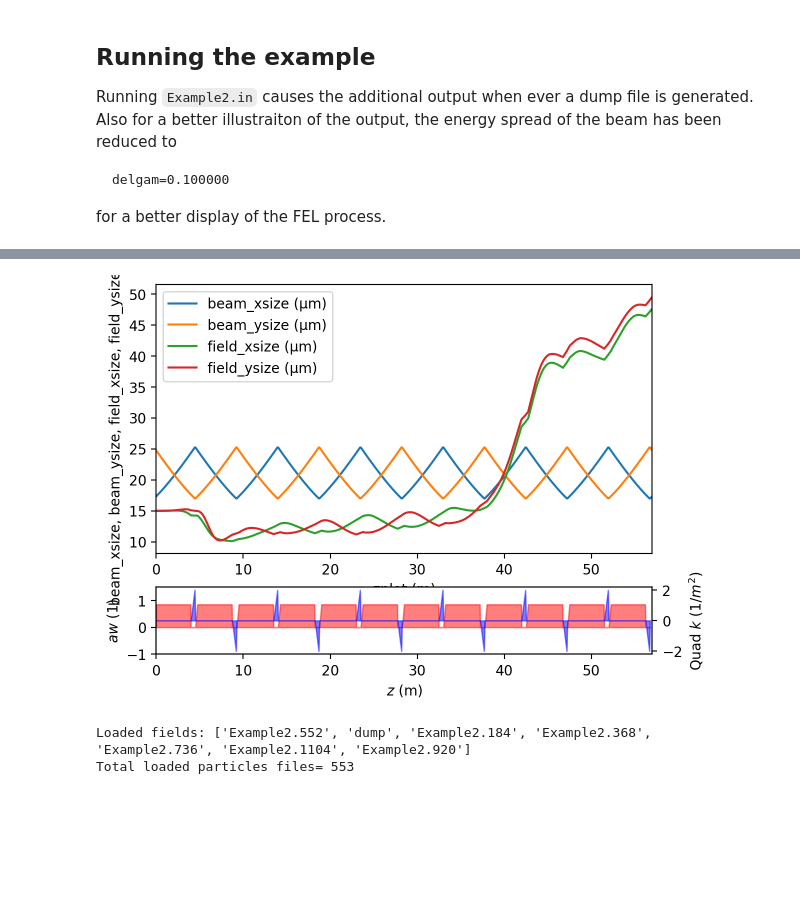
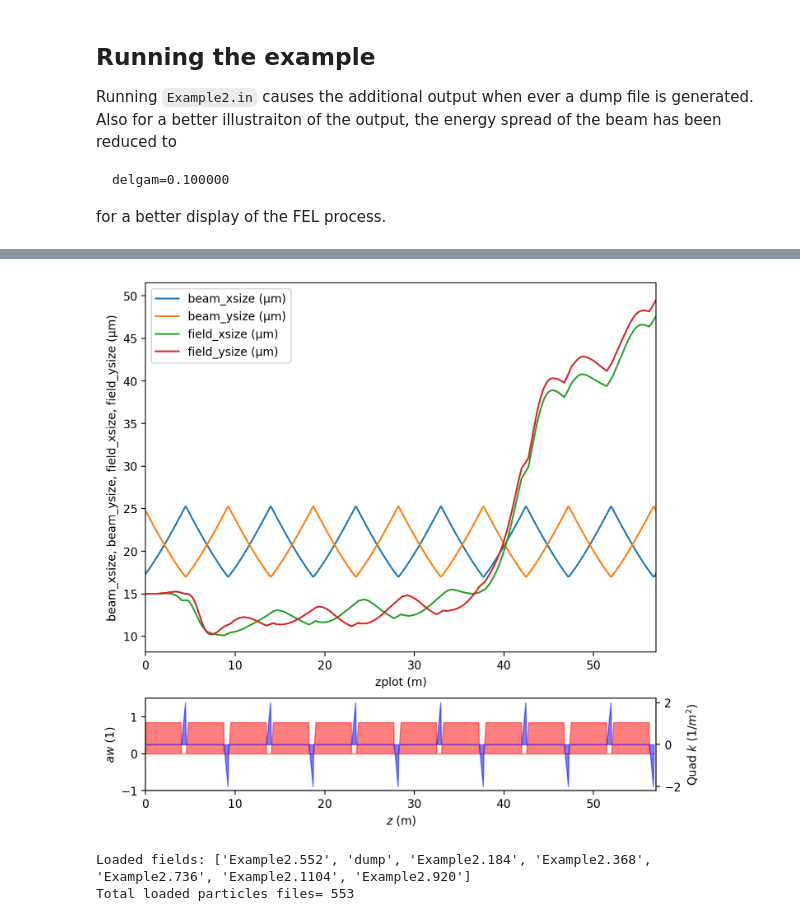
Before and after one commit to slaclab/lume-genesis, a Jupyter notebook: docs/examples/genesis4/Example2.ipynb, the cells around one changed output, grey strips where cells are left out. Cells and saved outputs as stored; diff of their text form; code cells hidden in the pictures; blank space fills up the shorter version.

```diff
--- a/docs/examples/genesis4/Example2.ipynb
+++ b/docs/examples/genesis4/Example2.ipynb
@@ -74,7 +92,7 @@ output = G.run()
 # %%
-G.plot(["beam_xsize", "beam_ysize", "field_xsize", "field_ysize"])
+G.plot(["beam_xsize", "beam_ysize", "field_xsize", "field_ysize"], figsize=(8, 8))
 # %% [output]
-[figure, old version]
+[figure, new version]
 # %%
 print("Loaded fields:", output.load_fields())
 print("Total loaded particles files=", len(output.load_particles()))
```
Also changed, not shown: parts of 7 cells of this notebook, 6 other files.
